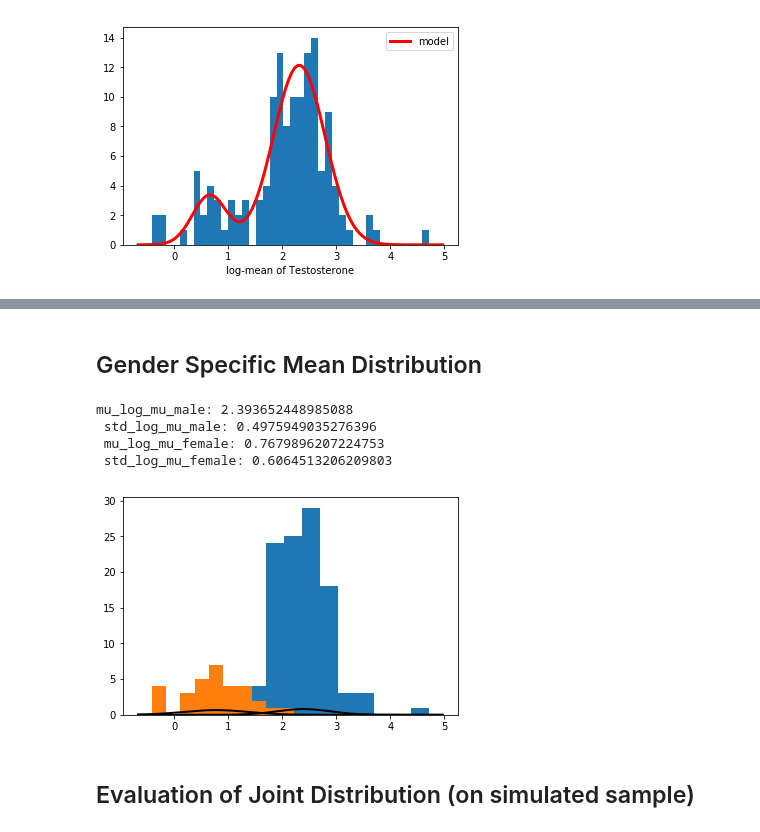
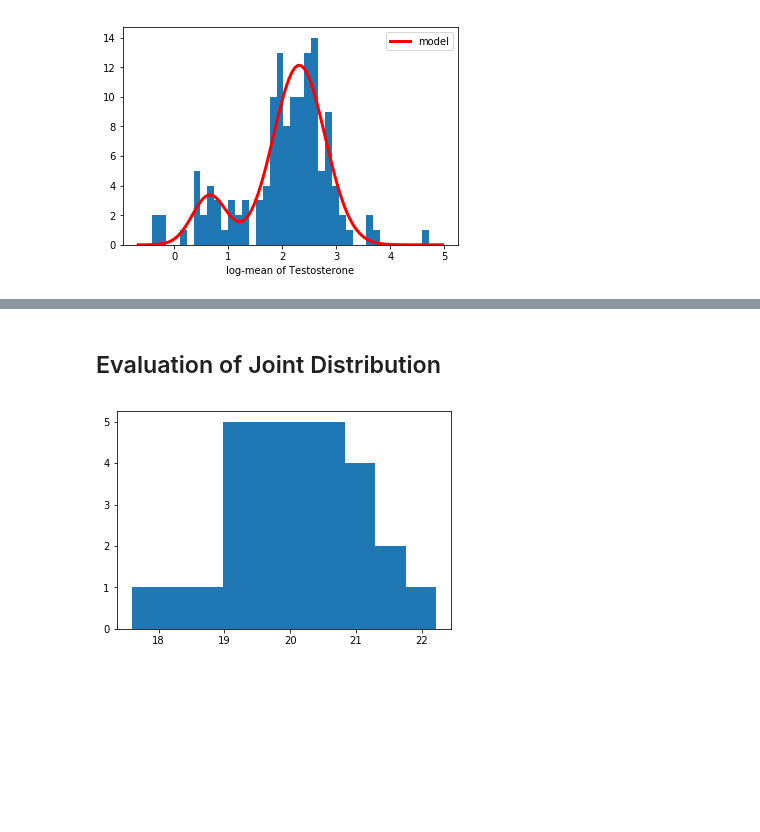
Before and after one commit to fnozarian/Anti-doping-analysis, a Jupyter notebook: EDA V2.0.ipynb, the cells around one changed output, grey strips where cells are left out. Drawn from its saved outputs; the diff is of its cells as text; code cells hidden in the pictures; blank space fills up the shorter version.

```diff
--- a/EDA V2.0.ipynb
+++ b/EDA V2.0.ipynb
@@ -98,3 +105,6 @@ plt.show()
+# %%
+mu_log_cv_male, std_log_cv_male = norm.fit(np.log(cv_male))
+mu_log_cv_female, std_log_cv_female = norm.fit(np.log(cv_female))
 # %% [markdown]
 ## Mean distribution of Testosterone
 # %%
@@ -137,24 +176,0 @@ def dist(log_mu, log_sigma, log_observations, log_mu_mu, log_std_mu, log_mu_cv,
-# %% [markdown]
-## Gender Specific Mean Distribution
-# %%
-mu_log_mu_male, std_log_mu_male = norm.fit(np.log(mean_std_male[:, 0]))
-mu_log_mu_female, std_log_mu_female = norm.fit(np.log(mean_std_female[:, 0]))
-
-# Plot the PDF.
-plt.hist(np.log(mean_std_male[:, 0]))
-plt.hist(np.log(mean_std_female[:, 0]))
-xmin, xmax = plt.xlim()
-x = np.linspace(xmin, xmax, 200)
-p_male = norm.pdf(x, mu_log_mu_male, std_log_mu_male)
-p_female = norm.pdf(x, mu_log_mu_female, std_log_mu_female)
-plt.plot(x, p_male, 'k', linewidth=2)
-plt.plot(x, p_female, 'k', linewidth=2)
-print("mu_log_mu_male:", mu_log_mu_male, "\n", "std_log_mu_male:", std_log_mu_male, "\n", "mu_log_mu_female:",
-      mu_log_mu_female, "\n", "std_log_mu_female:", std_log_mu_female)
-plt.show()
-# %% [output]
-mu_log_mu_male: 2.393652448985088
- std_log_mu_male: 0.4975949035276396
- mu_log_mu_female: 0.7679896207224753
- std_log_mu_female: 0.6064513206209803
-[figure, removed]
@@ -161,4 +181,7 @@ mu_log_mu_male: 2.393652448985088
 # %% [markdown]
-## Evaluation of Joint Distribution (on simulated sample)
+## Evaluation of Joint Distribution
 # %%
-simulated_data = np.exp(norm.rvs(loc=3, scale=1, size=30))
+simulated_data = norm.rvs(loc=20, scale=1, size=30)
+plt.hist(simulated_data);
+# %% [output]
+[figure, added]
```
Also changed, not shown: parts of 22 cells of this notebook.
